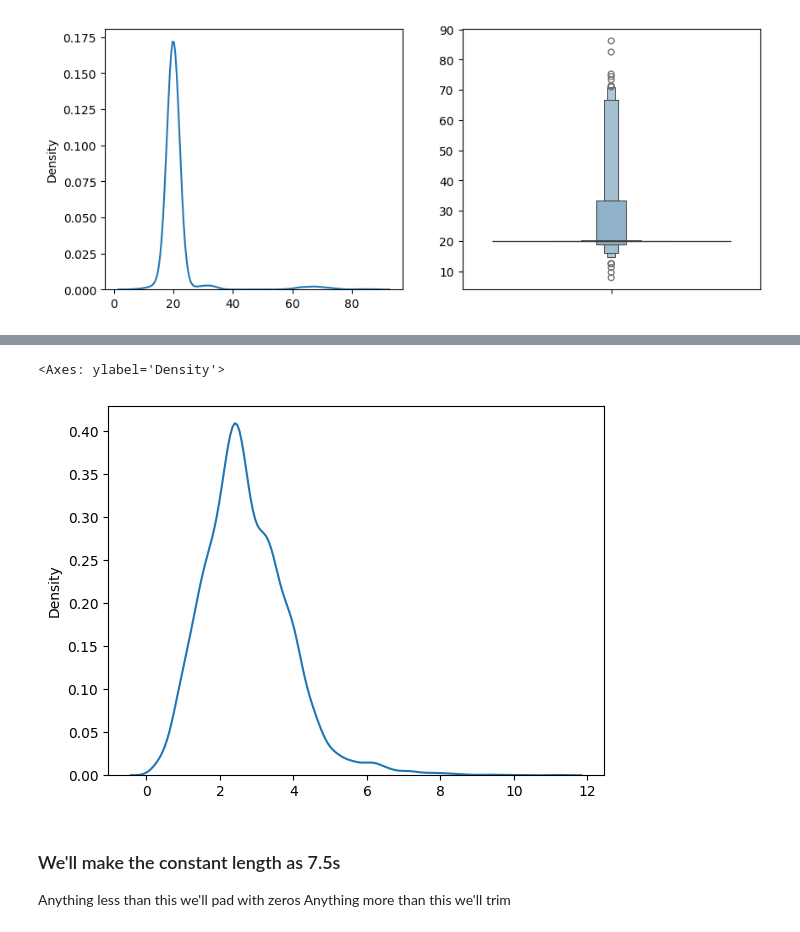
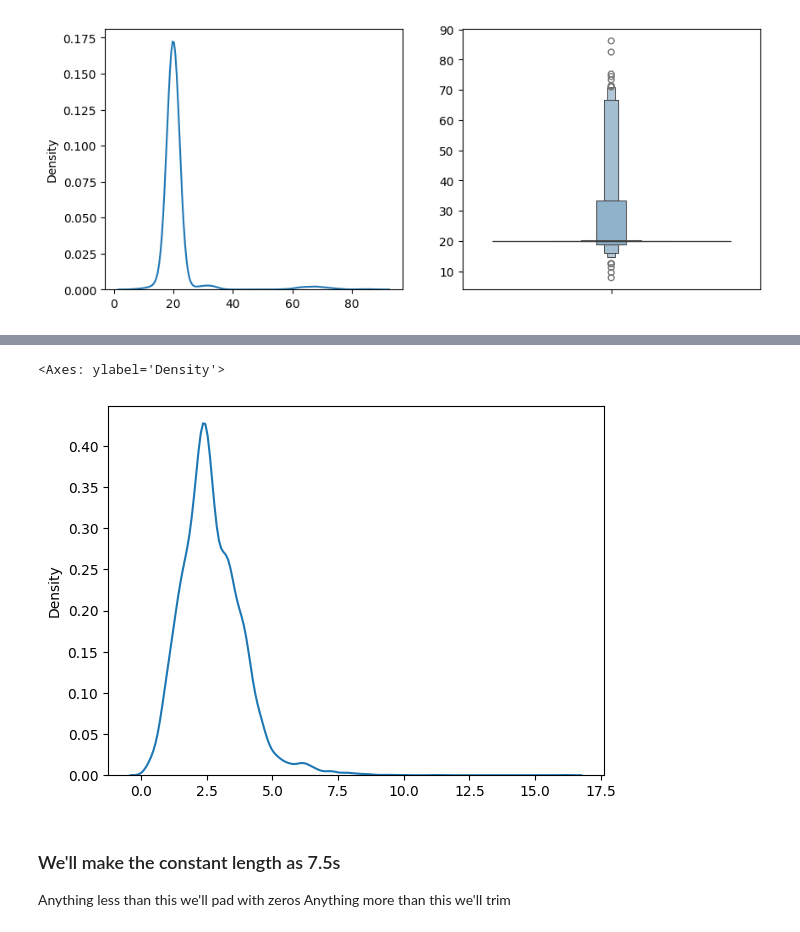
Before and after one commit to snehilchatterjee/respiratory_disease_classifier, a Jupyter notebook: AudioClassification_Training/preprocess.ipynb, the cells around one changed output, grey strips where cells are left out. Saved outputs shown, nothing was run; the diff lists cells and outputs as text; code cells hidden in the pictures.

```diff
--- a/AudioClassification_Training/preprocess.ipynb
+++ b/AudioClassification_Training/preprocess.ipynb
@@ -116,21 +74,12 @@ sb.boxenplot(timings)
 <Axes: >
 [figure]
 # %%
-complete_data_train=pd.DataFrame(columns=["audio_path",'start','end','crackles','weezels',"target"])
-complete_data_test=pd.DataFrame(columns=["audio_path",'start','end','crackles','weezels',"target"])
+complete_data=pd.DataFrame(columns=["audio_path",'start','end','crackles','weezels',"target"])
 test=[]
-def make_dataframe(complete_data: pd.DataFrame(), ds: list, target: list):
-    for i in range(len(ds)):
-        for j in pd.read_table(ds[i][1],names=['start','end','crackles','weezels']).values:
-            l1=list(j)
-            l1.insert(0,ds[i][0])
-            l1.append(target[i])
-            complete_data=pd.concat([complete_data,pd.DataFrame(np.asarray(l1).reshape(1,-1),columns=["audio_path",'start','end','crackles','weezels',"target"]),],axis=0)
-    return complete_data
-
-complete_data_train=make_dataframe(complete_data_train,train_x,train_y)
-complete_data_test=make_dataframe(complete_data_test,test_x,test_y)
-
-complete_data_train.reset_index(inplace=True,drop=True)
-complete_data_test.reset_index(inplace=True,drop=True)
+for i in range(len(ds)):
+    for j in pd.read_table(ds[i][1],names=['start','end','crackles','weezels']).values:
+        l1=list(j)
+        l1.insert(0,ds[i][0])
+        l1.append(target[i])
+        complete_data=pd.concat([complete_data,pd.DataFrame(np.asarray(l1).reshape(1,-1),columns=["audio_path",'start','end','crackles','weezels',"target"]),],axis=0)
 # %%
@@ -158,2 +98,2 @@ Name: count, dtype: int64
 # %%
-assert sorted(list(complete_data_train["target"].unique())) == sorted(list(complete_data_test["target"].unique())), "Difference in targets detected for train and test set"
+complete_filtered_data = complete_data[(complete_data["target"] != "Asthma") & (complete_data["target"] != "LRTI")]
@@ -160,16 +111,12 @@ assert sorted(list(complete_data_train["target"].unique())) == sorted(list(compl
 # %%
-complete_data_train["start"]=complete_data_train["start"].astype(float)
-complete_data_train["end"]=complete_data_train["end"].astype(float)
-complete_data_train["length"]=complete_data_train["end"]-complete_data_train["start"]
+complete_filtered_data["start"]=complete_filtered_data["start"].astype(float)
+complete_filtered_data["end"]=complete_filtered_data["end"].astype(float)
+complete_filtered_data["length"]=complete_filtered_data["end"]-complete_filtered_data["start"]
 
-complete_data_test["start"]=complete_data_test["start"].astype(float)
-complete_data_test["end"]=complete_data_test["end"].astype(float)
-complete_data_test["length"]=complete_data_test["end"]-complete_data_test["start"]
-
-sb.kdeplot(complete_data_train["length"].values)
+sb.kdeplot(complete_filtered_data["length"].values)
 # %% [output]
 <Axes: ylabel='Density'>
-[figure, old version]
+[figure, new version]
 # %% [markdown]
 ### We'll make the constant length as 7.5s
 
```
Also changed, not shown: parts of 18 cells of this notebook, 1 other file.
